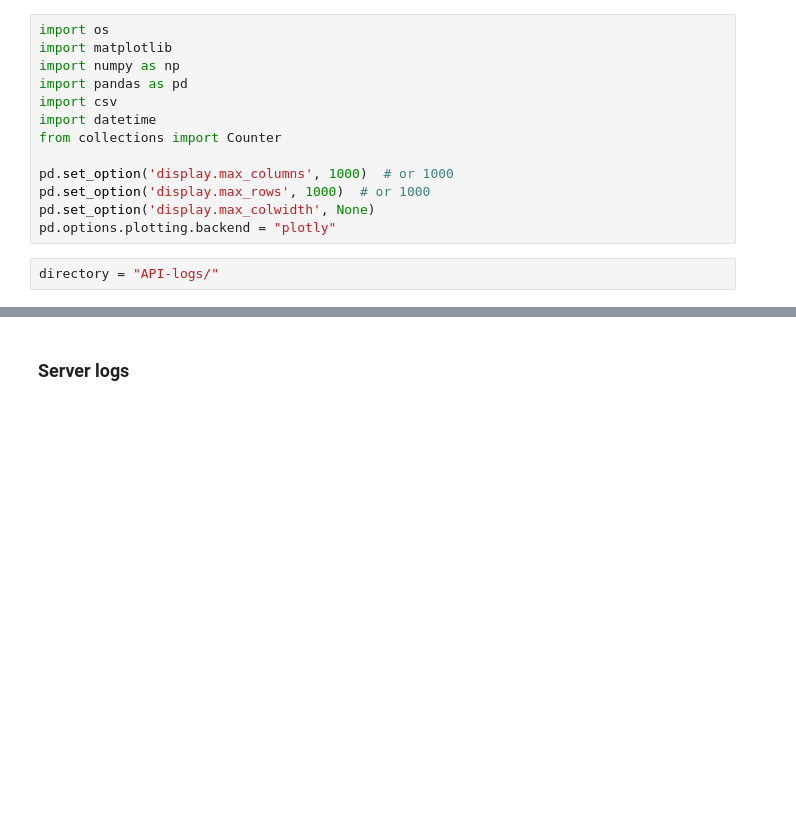
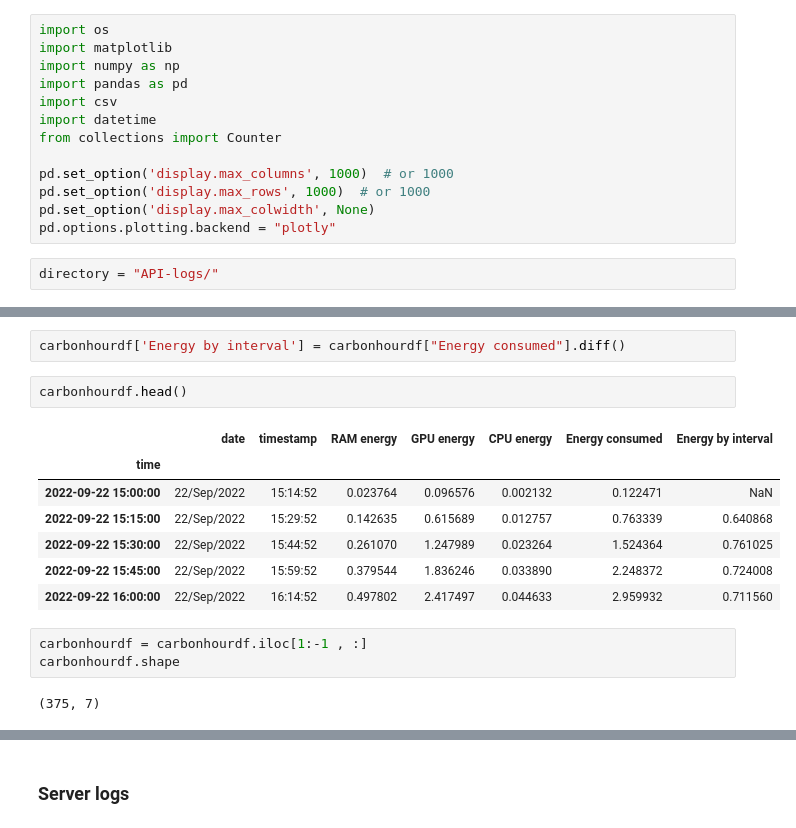
Before and after one commit to bigscience-workshop/carbon-footprint, a Jupyter notebook: bloom_api_carbon.ipynb, the cells around one changed output, grey strips where cells are left out. Cells and saved outputs as stored; diff of their text form; blank space fills up the shorter version.

```diff
--- a/bloom_api_carbon.ipynb
+++ b/bloom_api_carbon.ipynb
@@ -82,0 +139,17 @@ carbonhourdf.head()
+# %%
+carbonhourdf['Energy by interval'] = carbonhourdf["Energy consumed"].diff()
+# %%
+carbonhourdf.head()
+# %% [output]
+|  | date | timestamp | RAM energy | GPU energy | CPU energy | Energy consumed | Energy by interval |
+| time |  |  |  |  |  |  |  |
+| 2022-09-22 15:00:00 | 22/Sep/2022 | 15:14:52 | 0.023764 | 0.096576 | 0.002132 | 0.122471 | NaN |
+| 2022-09-22 15:15:00 | 22/Sep/2022 | 15:29:52 | 0.142635 | 0.615689 | 0.012757 | 0.763339 | 0.640868 |
+| 2022-09-22 15:30:00 | 22/Sep/2022 | 15:44:52 | 0.261070 | 1.247989 | 0.023264 | 1.524364 | 0.761025 |
+| 2022-09-22 15:45:00 | 22/Sep/2022 | 15:59:52 | 0.379544 | 1.836246 | 0.033890 | 2.248372 | 0.724008 |
+| 2022-09-22 16:00:00 | 22/Sep/2022 | 16:14:52 | 0.497802 | 2.417497 | 0.044633 | 2.959932 | 0.711560 |
+# %%
+carbonhourdf = carbonhourdf.iloc[1:-1 , :]
+carbonhourdf.shape
+# %% [output]
+(375, 7)
```
Also changed, not shown: parts of 38 cells of this notebook, 3 other files.
